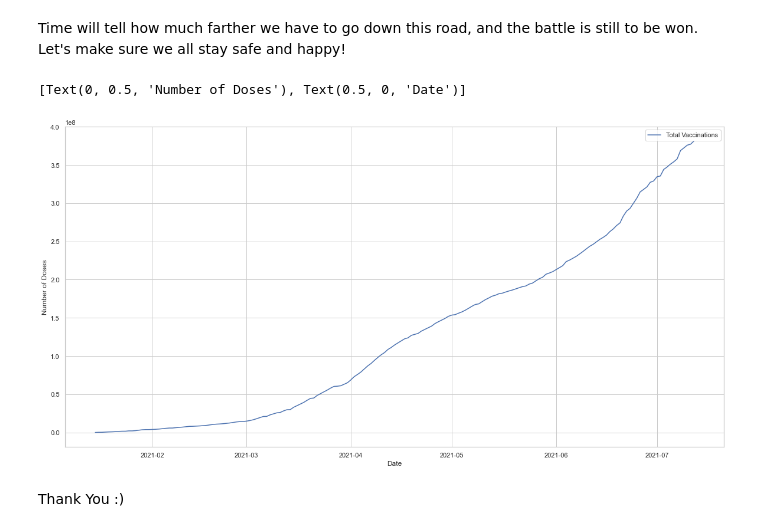
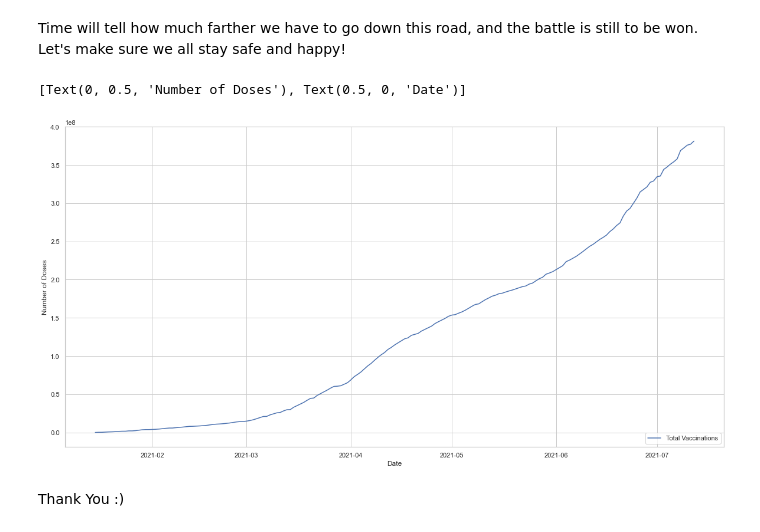
Before and after one commit to OtakuKvothe/COVID-19-Vaccinations, a Jupyter notebook: COVID-19 Vaccinations.ipynb, the cells around one changed output. Saved outputs shown, nothing was run; the diff lists cells and outputs as text; code cells hidden in the pictures.

Commit message:
Adjust legend position

```diff
--- a/COVID-19 Vaccinations.ipynb
+++ b/COVID-19 Vaccinations.ipynb
@@ -288,11 +288,12 @@ Time will tell how much farther we have to go down this road, and the battle is
 # %%
 f, ax = plt.subplots(figsize=(20, 10))
 
 sns.lineplot(x='date', y='total_vaccinations', data=dfind, label="Total Vaccinations" )
 
+ax.legend(loc="lower right")
 ax.set(xlabel="Date", ylabel="Number of Doses")
 # %% [output]
 [Text(0, 0.5, 'Number of Doses'), Text(0.5, 0, 'Date')]
-[figure, old version]
+[figure, new version]
 # %% [markdown]
 Thank You :)
```
